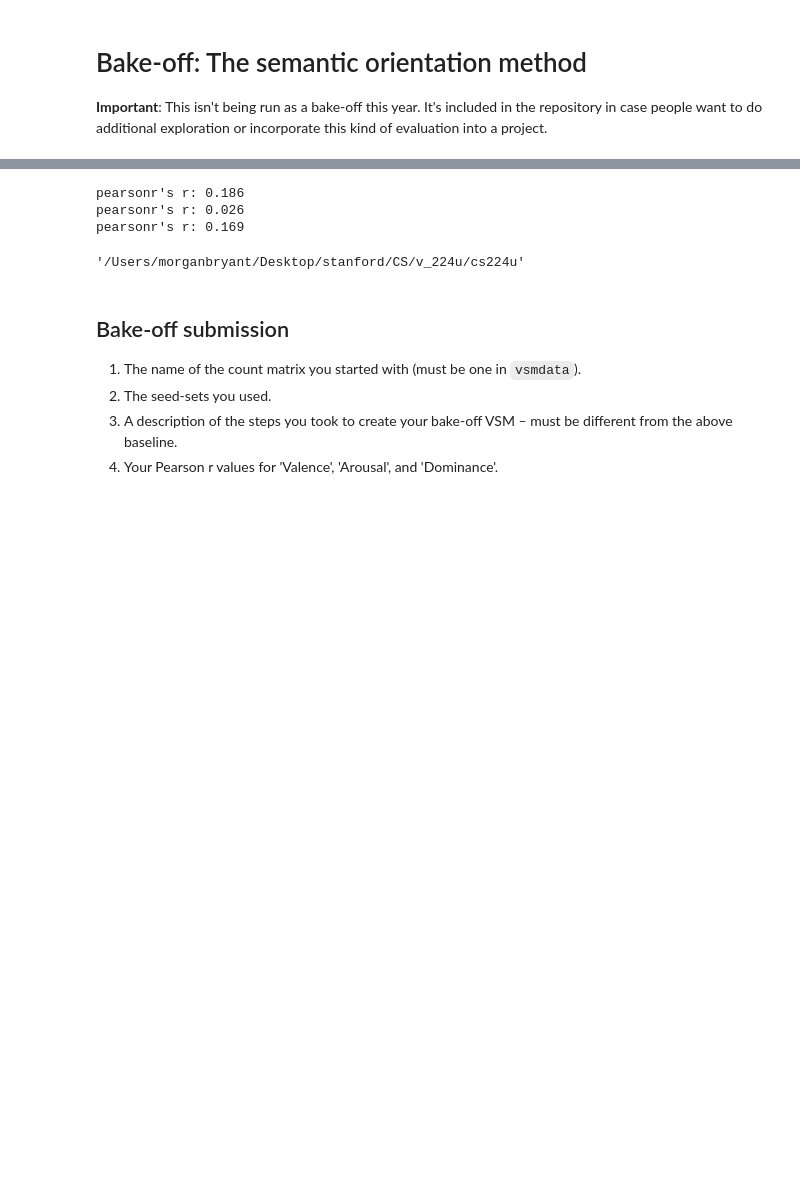
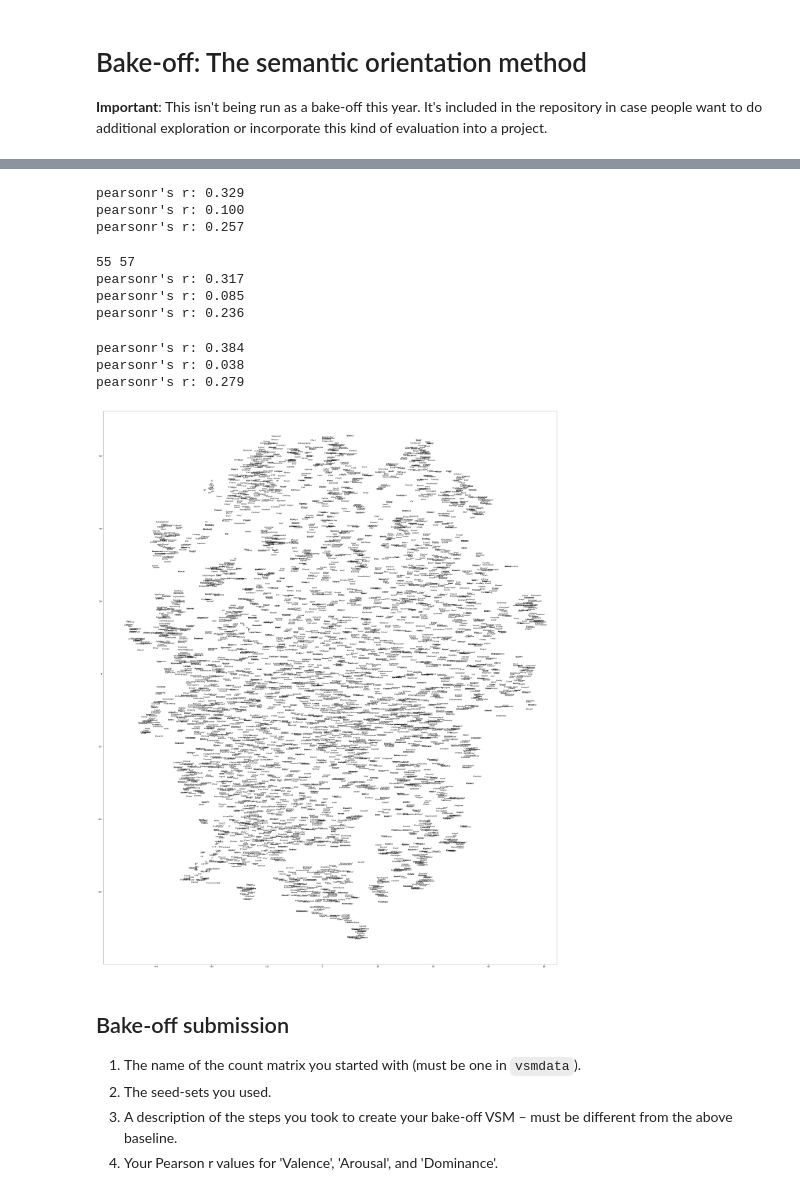
Before and after one commit to taoketao/cs224u, a Jupyter notebook: vsm_bakeoff_semantic_orientation.ipynb, the cells around one changed output, grey strips where cells are left out. Drawn from its saved outputs; the diff is of its cells as text; code cells hidden in the pictures; blank space fills up the shorter version.

```diff
--- a/vsm_bakeoff_semantic_orientation.ipynb
+++ b/vsm_bakeoff_semantic_orientation.ipynb
@@ -182,22 +165,41 @@ imdb20_n01_ppmi = imdb20_n01_ppmi.apply(vsm.length_norm, axis=0)
 ''' Morgan Bryant: this is a small bootstrapping algorithm
 that seeks to expand the given default seeds (considered
 "paragons") by operating on a differentially modified dataset.'''
-
+from numpy import random
 import bakeoff_semantic_orientation as bso
 importlib.reload(bso)
 
 # Operate on the seed sets
 laplace = 1.0
-nsteps = 3
-nadditions = 4
+nsteps = 2
+nadditions = 8
 def dist_factor(step):
-    return 1.0
+    return 1.0;#step**0.5
     #return 1+nsteps-step
 
-#DF = imdb20_n01_ppmi
-df = vsm.pmi(imdb5)
-ss1_counts, ss1 = bso.bootstrap(default_seeds1, df, 'p',
+DF = imdb20_n01_ppmi
+'''seeds1 = list(default_seeds1[0])
+def randrm(S, n='rand'):
+    seeds = list(S[0])
+    if n=='rand':
+        for i in reversed(range(len(seeds))):
+            if random.random()<0.5:
+                seeds.pop(i)
+    else:
+        seeds = list(random.choice(seeds, size=n, replace=False))
+    if len(seeds)==0 or len(seeds)==len(S[0]):
+        return randrm(S) # try again
+    print("Seeds: ",seeds)
+    return seeds'''
+
+#thin_seeds1 = (tuple(randrm(default_seeds1)),)
+#thin_seeds2 = (tuple(randrm(default_seeds2, len(thin_seeds1[0]))),)
+empir_seeds1 = (('poor', 'negative','bad'),)
+empir_seeds2 = (('excellent','positive','good'),)
+
+df = vsm.pmi(imdb20)
+ss1_counts, ss1 = bso.bootstrap(empir_seeds1, df, 'p',
+                     dist_factor, laplace, nsteps, nadditions)
+ss2_counts, ss2 = bso.bootstrap(empir_seeds2, df, 'n',
                       dist_factor, laplace, nsteps, nadditions)
-ss2_counts, ss2 = bso.bootstrap(default_seeds2, df, 'n',
-                      dist_factor, laplace, nsteps, nadditions)
 # %% [output]
@@ -232,15 +235,37 @@ Warning: inferior not in seeds1
+# %%
+imdb20_ppmi_so = semantic_orientation(imdb20_n01_ppmi,
+                    ('poor', 'negative','bad'), ('excellent','positive','good'))
+evaluation(lexicon, imdb20_ppmi_so, colname='Valence')
+evaluation(lexicon, imdb20_ppmi_so, colname='Arousal')
+evaluation(lexicon, imdb20_ppmi_so, colname='Dominance')
+# %% [output]
+pearsonr's r: 0.329
+pearsonr's r: 0.100
+pearsonr's r: 0.257
+# %%
+print(len(ss1),len(ss2))
+
+imdb20_ppmi_so = semantic_orientation(imdb20_n01_ppmi, ss1, ss2)
+evaluation(lexicon, imdb20_ppmi_so, colname='Valence')
+evaluation(lexicon, imdb20_ppmi_so, colname='Arousal')
+evaluation(lexicon, imdb20_ppmi_so, colname='Dominance')
+# %% [output]
+55 57
+pearsonr's r: 0.317
+pearsonr's r: 0.085
+pearsonr's r: 0.236
 # %%
 evaluation(lexicon, imdb20_ppmi_so, colname='Valence')
 evaluation(lexicon, imdb20_ppmi_so, colname='Arousal')
 evaluation(lexicon, imdb20_ppmi_so, colname='Dominance')
 # %% [output]
-pearsonr's r: 0.186
-pearsonr's r: 0.026
-pearsonr's r: 0.169
+pearsonr's r: 0.384
+pearsonr's r: 0.038
+pearsonr's r: 0.279
-# %%
-os.getcwd()
-# %% [output]
-'/Users/morganbryant/Desktop/stanford/CS/v_224u/cs224u'
+# %%
+vsm.tsne_viz(df)
+# %% [output]
+[figure, added]
 # %% [markdown]
 ## Bake-off submission
 
```
Also changed, not shown: parts of 17 cells of this notebook, 1 other file.
